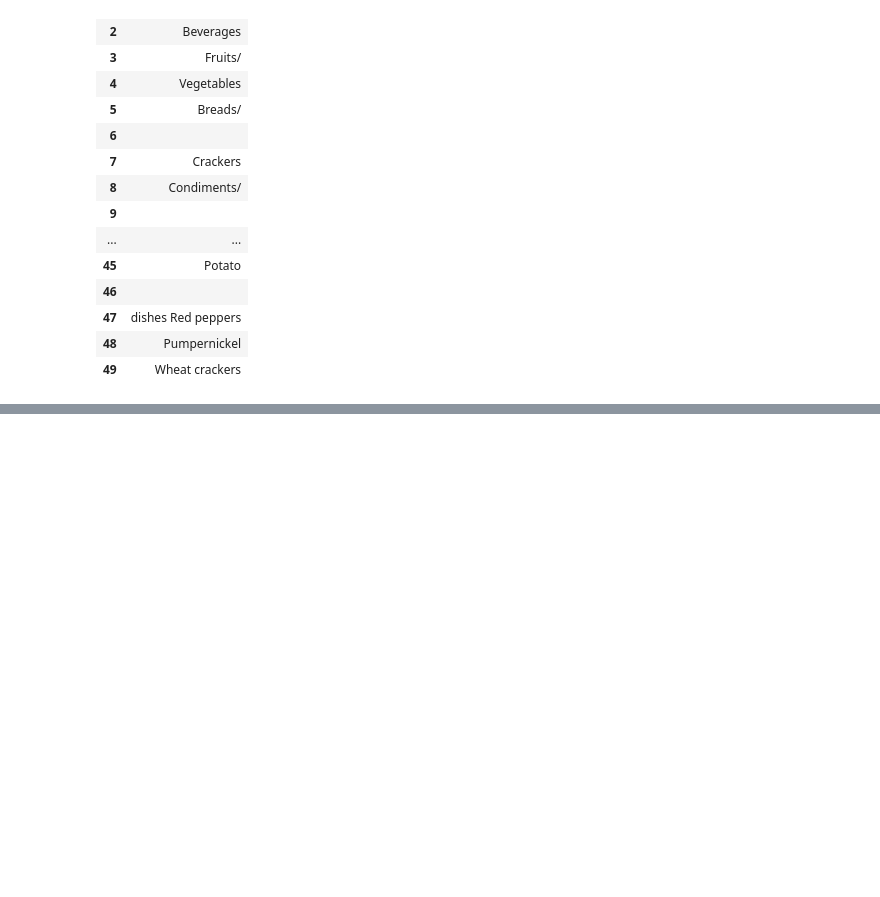
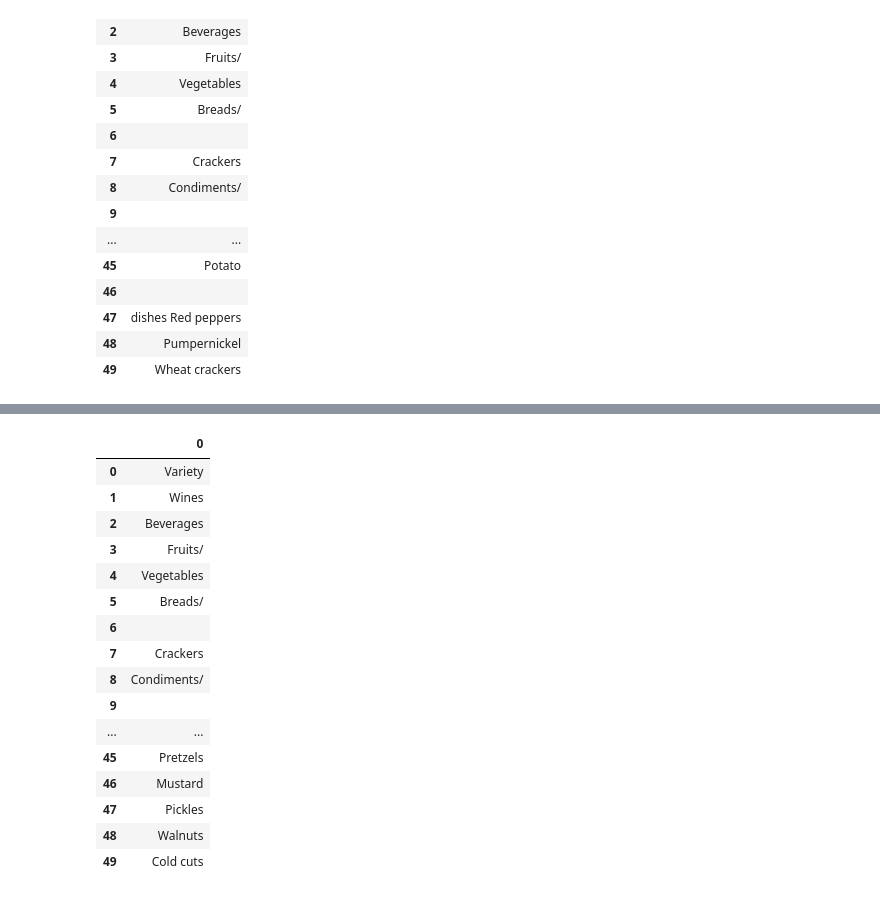
Before and after one commit to EmmaLimoli/Exploring_Wine_Varieties_Adv, a Jupyter notebook: pdf_converter.ipynb, the cells around one changed output, grey strips where cells are left out. Cells and saved outputs as stored; diff of their text form; code cells hidden in the pictures; blank space fills up the shorter version.

Commit message:
continue working on turning pdfs into csvs

```diff
--- a/pdf_converter.ipynb
+++ b/pdf_converter.ipynb
@@ -125,0 +146,4 @@ pdfFileObj.close()
+# %%
+# read the page
+pageObj_two = pdfReader_two.getPage(0)
+pageObj_two
@@ -125,0 +189,5 @@ pdfFileObj.close()
+# %%
+# create a variable for extract text
+
+page2 = pageObj_two.extractText()
+page2
@@ -125,0 +196,4 @@ pdfFileObj.close()
+# %%
+# replace the \n with commas
+page2 = page2.replace('\n \n',', ').replace('\n',',')
+page2
@@ -125,0 +202,4 @@ pdfFileObj.close()
+# %%
+# split the columns with a comma
+page2 = page2.split(',')
+page2
@@ -125,0 +224,22 @@ pdfFileObj.close()
+# %%
+# turn into a dataframe
+df2 = pd.DataFrame([sub.split(",") for sub in page2])
+df2.head(50)
+# %% [output]
+|  | 0 |
+| 0 | Variety |
+| 1 | Wines |
+| 2 | Beverages |
+| 3 | Fruits/ |
+| 4 | Vegetables |
+| 5 | Breads/ |
+| 6 |  |
+| 7 | Crackers |
+| 8 | Condiments/ |
+| 9 |  |
+| ... | ... |
+| 45 | Pretzels |
+| 46 | Mustard |
+| 47 | Pickles |
+| 48 | Walnuts |
+| 49 | Cold cuts |
```
Also changed, not shown: parts of 30 cells of this notebook, 1 other file.
